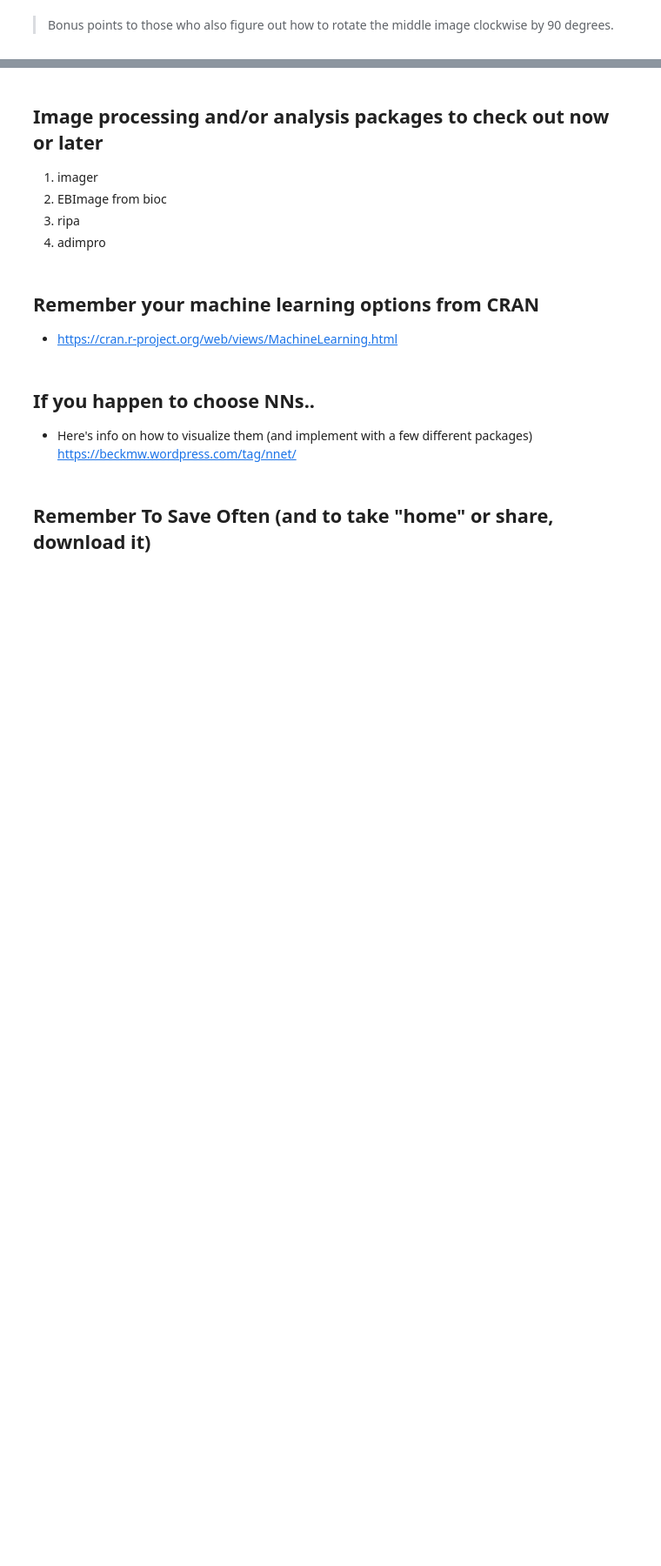
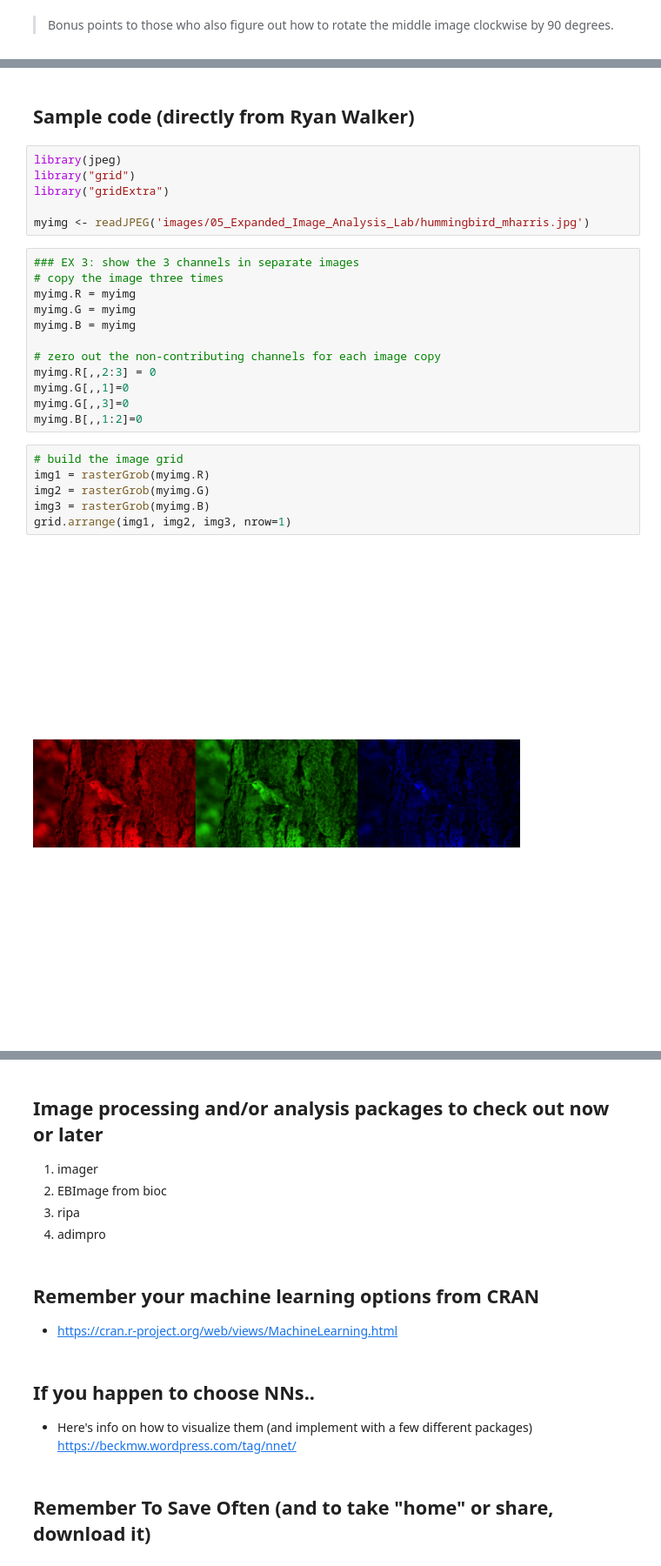
Before and after one commit to michhar/useR2016-tutorial-jupyter, a Jupyter notebook: 05_Expanded Image Analysis Lab.ipynb, the cells around one changed output, grey strips where cells are left out. Shown at 87% size. Saved outputs shown, nothing was run; the diff lists cells and outputs as text; blank space fills up the shorter version.

Commit message:
updates and images

```diff
--- a/05_Expanded Image Analysis Lab.ipynb
+++ b/05_Expanded Image Analysis Lab.ipynb
@@ -48,0 +55,28 @@ Ryan Walker wrote a marvelous blog [post](http://www.r-bloggers.com/color-quanti
+# %% [markdown]
+## Sample code (directly from Ryan Walker)
+# %%
+library(jpeg)
+library("grid")
+library("gridExtra")
+
+myimg <- readJPEG('images/05_Expanded_Image_Analysis_Lab/hummingbird_mharris.jpg')
+# %%
+### EX 3: show the 3 channels in separate images
+# copy the image three times
+myimg.R = myimg
+myimg.G = myimg
+myimg.B = myimg
+
+# zero out the non-contributing channels for each image copy
+myimg.R[,,2:3] = 0
+myimg.G[,,1]=0
+myimg.G[,,3]=0
+myimg.B[,,1:2]=0
+# %%
+# build the image grid
+img1 = rasterGrob(myimg.R)
+img2 = rasterGrob(myimg.G)
+img3 = rasterGrob(myimg.B)
+grid.arrange(img1, img2, img3, nrow=1)
+# %% [output]
+[figure, added]
```
Also changed, not shown: parts of 11 cells of this notebook, 11 other files.
